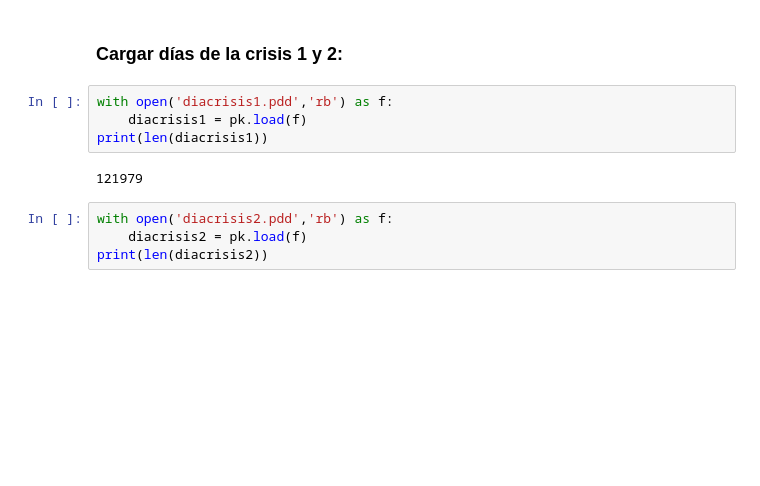
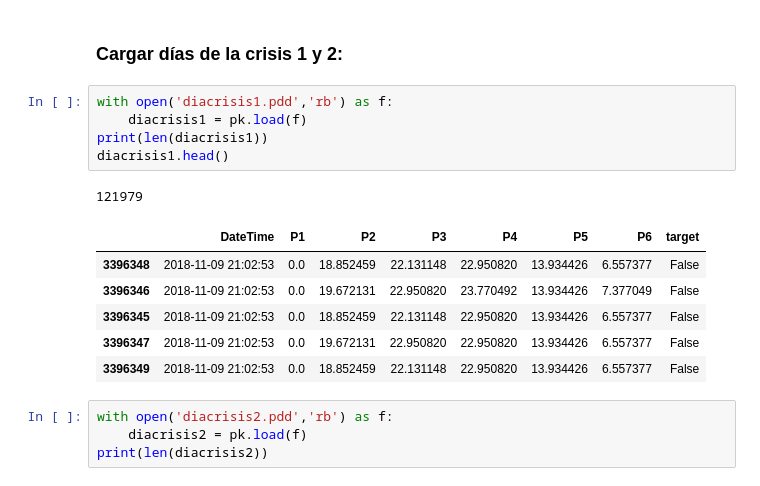
Before and after one commit to aliciaolivaresgil/TFG-SmartBeds, a Jupyter notebook: jupyter notebooks/Generación del clasificador para explotación.ipynb, the cells around one changed output. Cells and saved outputs as stored; diff of their text form; blank space fills up the shorter version.

```diff
--- a/jupyter notebooks/Generación del clasificador para explotación.ipynb
+++ b/jupyter notebooks/Generación del clasificador para explotación.ipynb
@@ -21,9 +21,16 @@ import tsfresh as tf
 # %%
 with open('diacrisis1.pdd','rb') as f:
     diacrisis1 = pk.load(f)
 print(len(diacrisis1))
+diacrisis1.head()
 # %% [output]
 121979
+|  | DateTime | P1 | P2 | P3 | P4 | P5 | P6 | target |
+| 3396348 | 2018-11-09 21:02:53 | 0.0 | 18.852459 | 22.131148 | 22.950820 | 13.934426 | 6.557377 | False |
+| 3396346 | 2018-11-09 21:02:53 | 0.0 | 19.672131 | 22.950820 | 23.770492 | 13.934426 | 7.377049 | False |
+| 3396345 | 2018-11-09 21:02:53 | 0.0 | 18.852459 | 22.131148 | 22.950820 | 13.934426 | 6.557377 | False |
+| 3396347 | 2018-11-09 21:02:53 | 0.0 | 19.672131 | 22.950820 | 22.950820 | 13.934426 | 6.557377 | False |
+| 3396349 | 2018-11-09 21:02:53 | 0.0 | 18.852459 | 22.131148 | 22.950820 | 13.934426 | 6.557377 | False |
 # %%
 with open('diacrisis2.pdd','rb') as f:
     diacrisis2 = pk.load(f)
```
Also changed, not shown: parts of 7 cells of this notebook.
